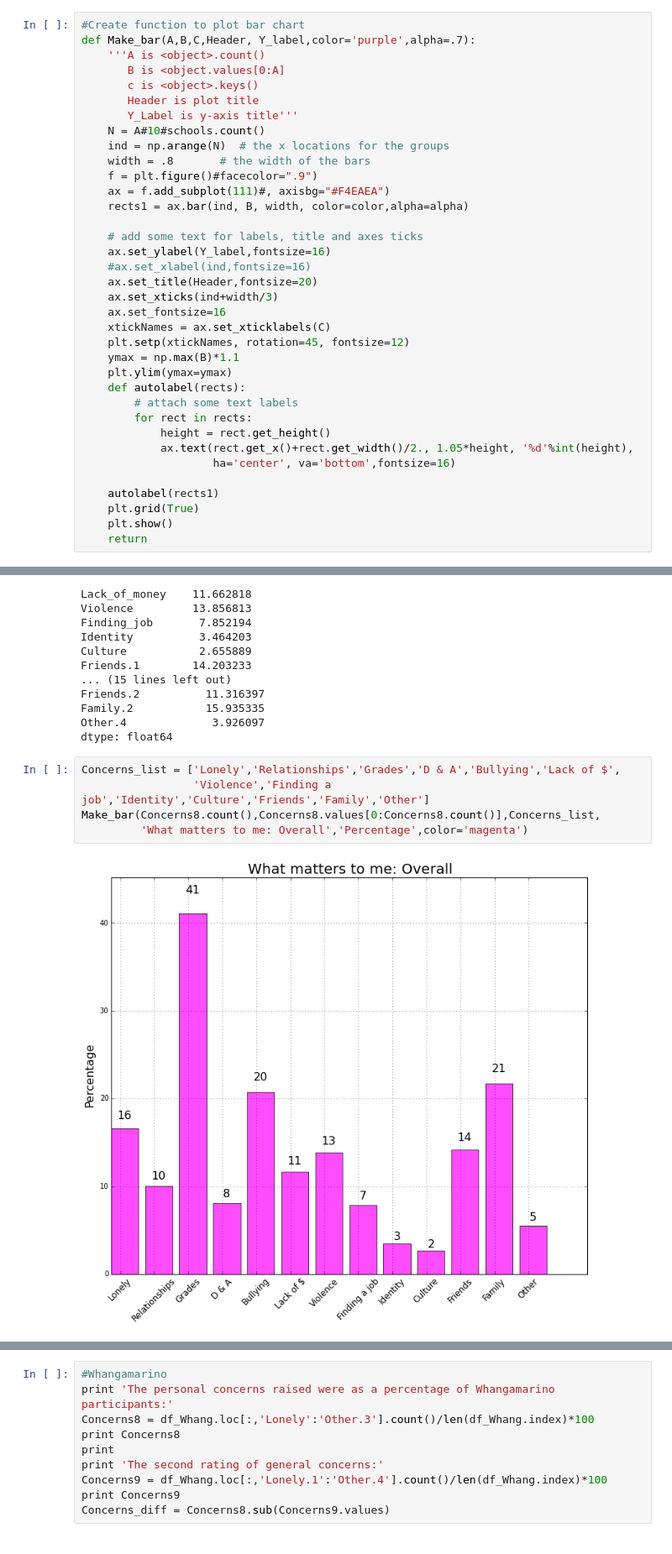
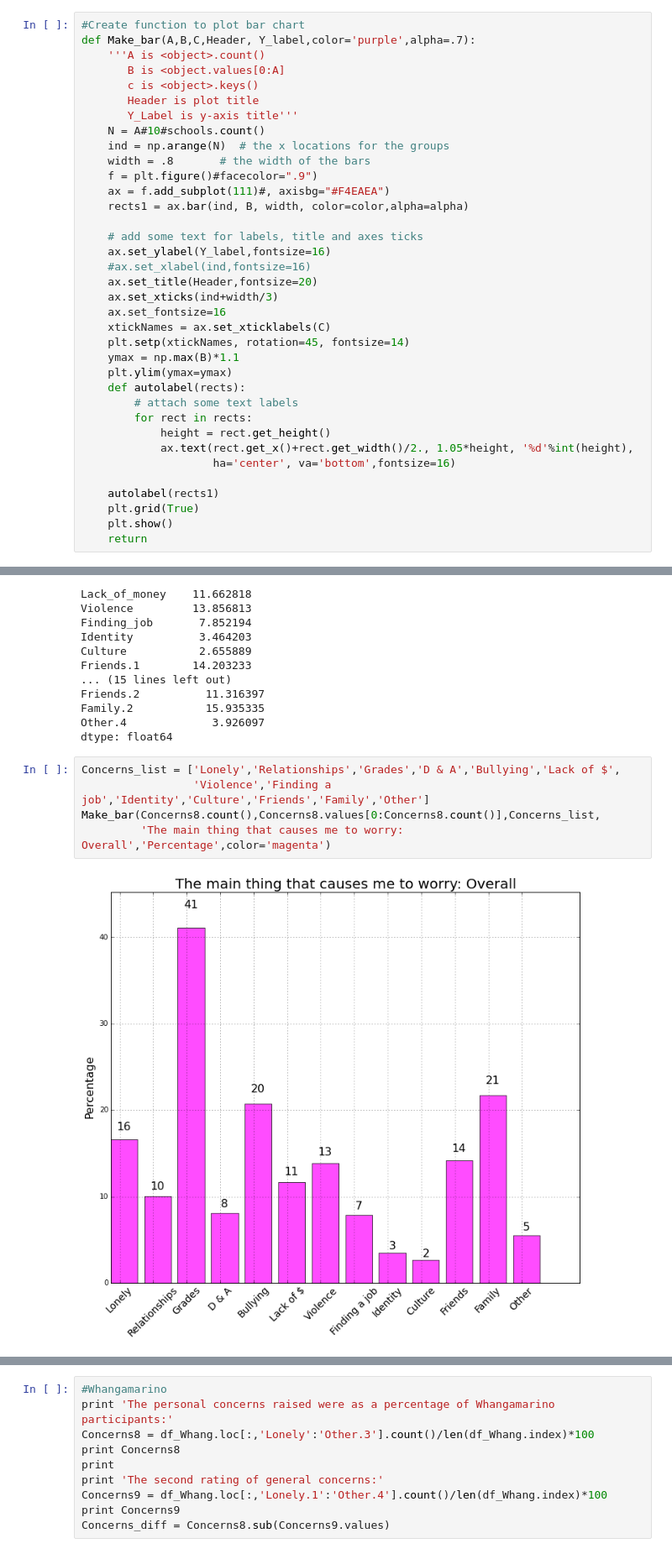
Before and after one commit to hillbs/Differential-Equations-and-Linear-Algebra, a Jupyter notebook: Youth_survey_git.ipynb, the cells around one changed output, grey strips where cells are left out. Shown at 84% size. Saved outputs shown, nothing was run; the diff lists cells and outputs as text.

```diff
--- a/Youth_survey_git.ipynb
+++ b/Youth_survey_git.ipynb
@@ -53,7 +53,7 @@ def Make_bar(A,B,C,Header, Y_label,color='purple',alpha=.7):
     ax.set_xticks(ind+width/3)
     ax.set_fontsize=16
     xtickNames = ax.set_xticklabels(C)
-    plt.setp(xtickNames, rotation=45, fontsize=12)
+    plt.setp(xtickNames, rotation=45, fontsize=14)
     ymax = np.max(B)*1.1
     plt.ylim(ymax=ymax)
     def autolabel(rects):
@@ -599,9 +599,9 @@ dtype: float64
 # %%
 Concerns_list = ['Lonely','Relationships','Grades','D & A','Bullying','Lack of $',
                  'Violence','Finding a job','Identity','Culture','Friends','Family','Other']
 Make_bar(Concerns8.count(),Concerns8.values[0:Concerns8.count()],Concerns_list,
-         'What matters to me: Overall','Percentage',color='magenta')
+         'The main thing that causes me to worry: Overall','Percentage',color='magenta')
 # %% [output]
-[figure, old version]
+[figure, new version]
 # %%
 Make_bar(Concerns9.count(),Concerns9.values[0:Concerns9.count()],Concerns_list,
```
Also changed, not shown: parts of 40 cells of this notebook.
